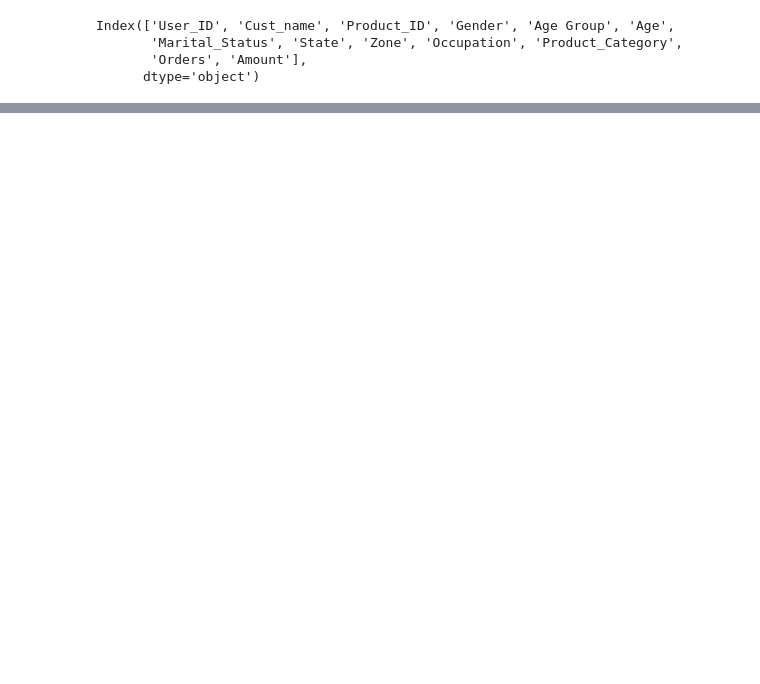
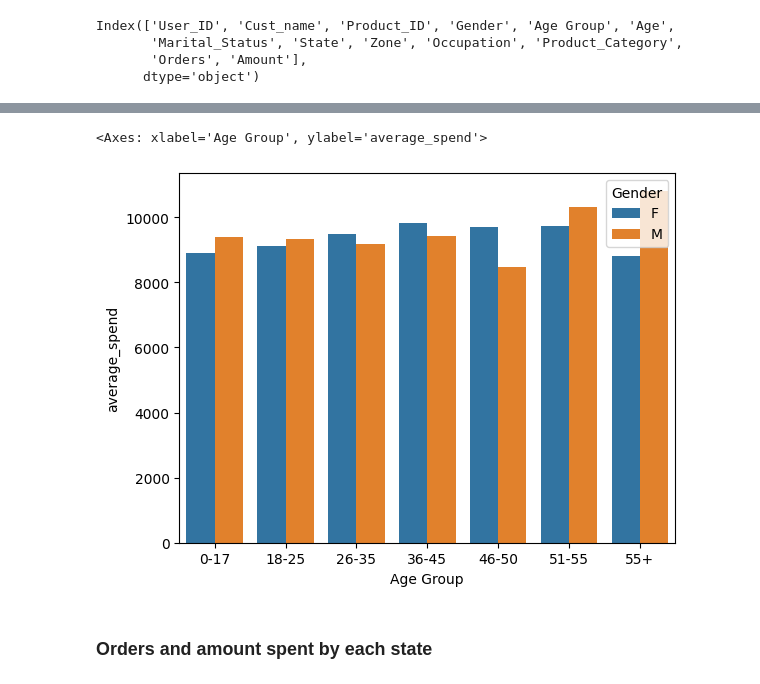
Before and after one commit to EcoFiendly/tidytuesday, a Jupyter notebook: 2023-11-14/exploration.ipynb, the cells around one changed output, grey strips where cells are left out. Drawn from its saved outputs; the diff is of its cells as text; code cells hidden in the pictures; blank space fills up the shorter version.

```diff
--- a/2023-11-14/exploration.ipynb
+++ b/2023-11-14/exploration.ipynb
@@ -54,0 +140,2 @@ output = {
+# %%
+age_gender["average_spend"] = age_gender_amt["sum"]/age_gender["count"]
@@ -54,0 +151,7 @@ output = {
+# %%
+sns.barplot(x="Age Group", y="average_spend", hue="Gender", data=age_gender)
+# %% [output]
+<Axes: xlabel='Age Group', ylabel='average_spend'>
+[figure, added]
+# %% [markdown]
+### Orders and amount spent by each state
```
Also changed, not shown: parts of 20 cells of this notebook.
